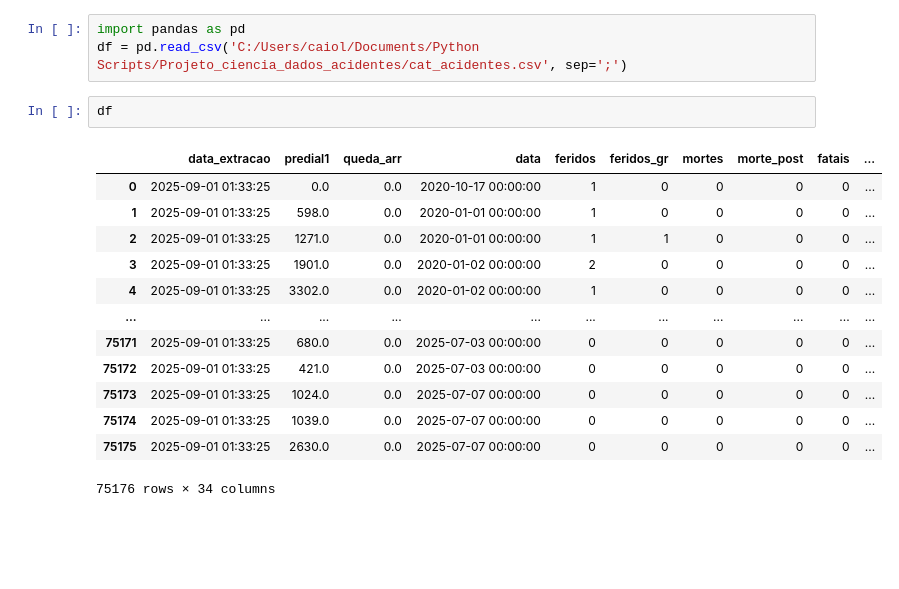
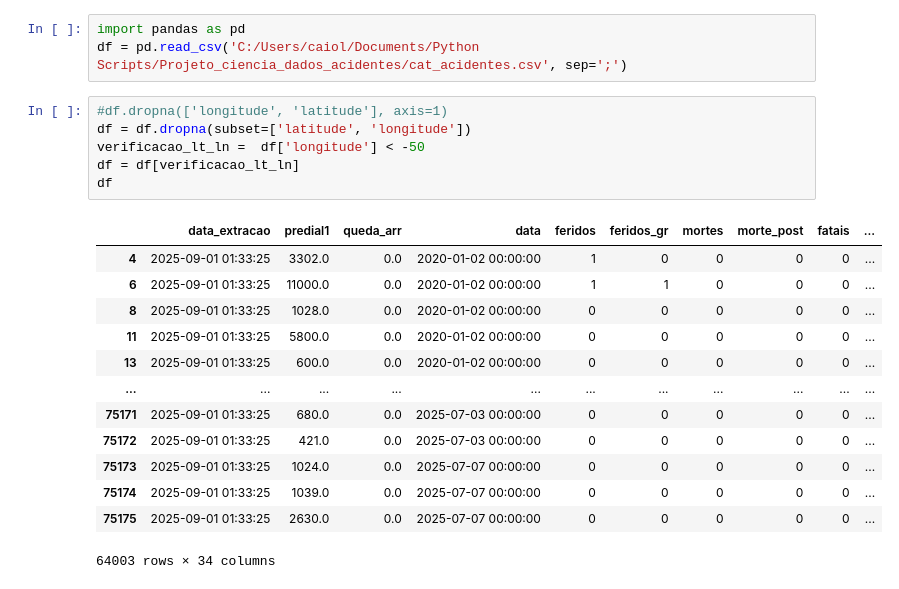
Before and after one commit to Not-leme/Projeto-Ciencia-de-Dados-Acidentes, a Jupyter notebook: main.ipynb, the cells around one changed output. Cells and saved outputs as stored; diff of their text form; blank space fills up the shorter version.

```diff
--- a/main.ipynb
+++ b/main.ipynb
@@ -4,18 +4,22 @@ Projeto acidentes cidade de Porto Alegre
 import pandas as pd
 df = pd.read_csv('C:/Users/caiol/Documents/Python Scripts/Projeto_ciencia_dados_acidentes/cat_acidentes.csv', sep=';')
 # %%
+#df.dropna(['longitude', 'latitude'], axis=1)
+df = df.dropna(subset=['latitude', 'longitude'])
+verificacao_lt_ln =  df['longitude'] < -50
+df = df[verificacao_lt_ln]
 df
 # %% [output]
 |  | data_extracao | predial1 | queda_arr | data | feridos | feridos_gr | mortes | morte_post | fatais | ... |
-| 0 | 2025-09-01 01:33:25 | 0.0 | 0.0 | 2020-10-17 00:00:00 | 1 | 0 | 0 | 0 | 0 | ... |
-| 1 | 2025-09-01 01:33:25 | 598.0 | 0.0 | 2020-01-01 00:00:00 | 1 | 0 | 0 | 0 | 0 | ... |
-| 2 | 2025-09-01 01:33:25 | 1271.0 | 0.0 | 2020-01-01 00:00:00 | 1 | 1 | 0 | 0 | 0 | ... |
-| 3 | 2025-09-01 01:33:25 | 1901.0 | 0.0 | 2020-01-02 00:00:00 | 2 | 0 | 0 | 0 | 0 | ... |
 | 4 | 2025-09-01 01:33:25 | 3302.0 | 0.0 | 2020-01-02 00:00:00 | 1 | 0 | 0 | 0 | 0 | ... |
+| 6 | 2025-09-01 01:33:25 | 11000.0 | 0.0 | 2020-01-02 00:00:00 | 1 | 1 | 0 | 0 | 0 | ... |
+| 8 | 2025-09-01 01:33:25 | 1028.0 | 0.0 | 2020-01-02 00:00:00 | 0 | 0 | 0 | 0 | 0 | ... |
+| 11 | 2025-09-01 01:33:25 | 5800.0 | 0.0 | 2020-01-02 00:00:00 | 0 | 0 | 0 | 0 | 0 | ... |
+| 13 | 2025-09-01 01:33:25 | 600.0 | 0.0 | 2020-01-02 00:00:00 | 0 | 0 | 0 | 0 | 0 | ... |
 | ... | ... | ... | ... | ... | ... | ... | ... | ... | ... | ... |
 | 75171 | 2025-09-01 01:33:25 | 680.0 | 0.0 | 2025-07-03 00:00:00 | 0 | 0 | 0 | 0 | 0 | ... |
 | 75172 | 2025-09-01 01:33:25 | 421.0 | 0.0 | 2025-07-03 00:00:00 | 0 | 0 | 0 | 0 | 0 | ... |
 | 75173 | 2025-09-01 01:33:25 | 1024.0 | 0.0 | 2025-07-07 00:00:00 | 0 | 0 | 0 | 0 | 0 | ... |
 | 75174 | 2025-09-01 01:33:25 | 1039.0 | 0.0 | 2025-07-07 00:00:00 | 0 | 0 | 0 | 0 | 0 | ... |
 | 75175 | 2025-09-01 01:33:25 | 2630.0 | 0.0 | 2025-07-07 00:00:00 | 0 | 0 | 0 | 0 | 0 | ... |
-75176 rows × 34 columns
+64003 rows × 34 columns
```
Also changed, not shown: parts of 1 cell of this notebook.
